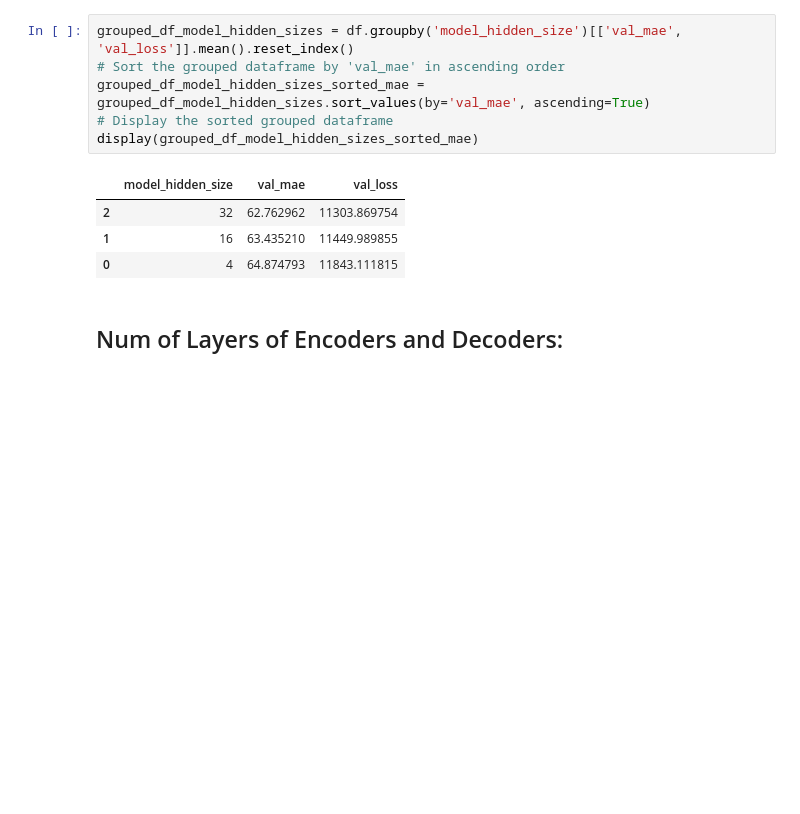
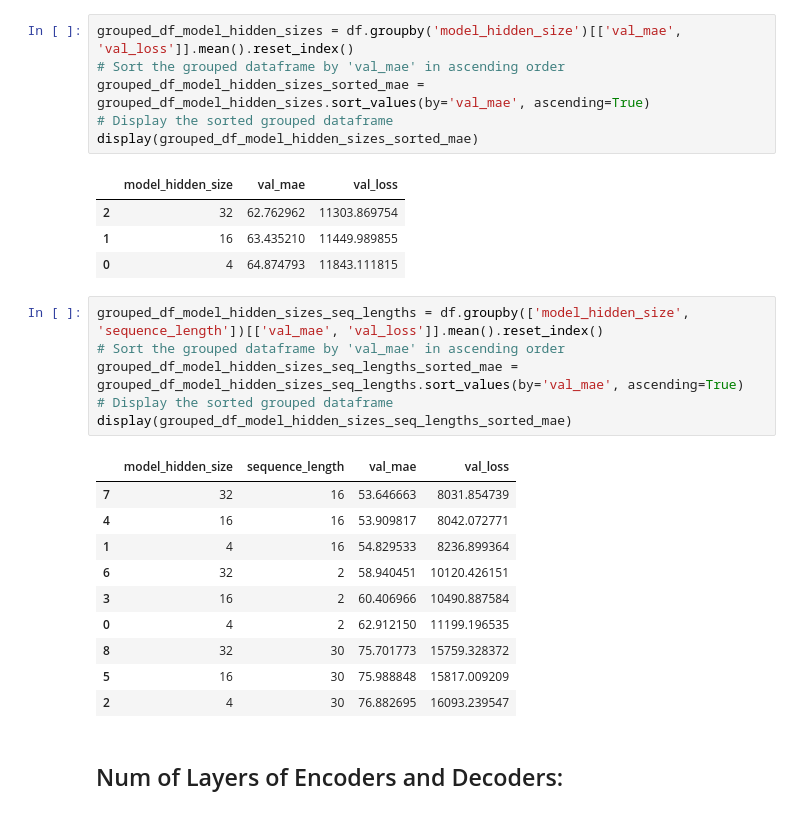
Before and after one commit to ZhiZhangT/FareCaster, a Jupyter notebook: hyperparam_results_encoderdecoder_analysis.ipynb, the cells around one changed output. Drawn from its saved outputs; the diff is of its cells as text; blank space fills up the shorter version.

```diff
--- a/hyperparam_results_encoderdecoder_analysis.ipynb
+++ b/hyperparam_results_encoderdecoder_analysis.ipynb
@@ -117,6 +117,23 @@ display(grouped_df_model_hidden_sizes_sorted_mae)
 | 2 | 32 | 62.762962 | 11303.869754 |
 | 1 | 16 | 63.435210 | 11449.989855 |
 | 0 | 4 | 64.874793 | 11843.111815 |
+# %%
+grouped_df_model_hidden_sizes_seq_lengths = df.groupby(['model_hidden_size', 'sequence_length'])[['val_mae', 'val_loss']].mean().reset_index()
+# Sort the grouped dataframe by 'val_mae' in ascending order
+grouped_df_model_hidden_sizes_seq_lengths_sorted_mae = grouped_df_model_hidden_sizes_seq_lengths.sort_values(by='val_mae', ascending=True)
+# Display the sorted grouped dataframe
+display(grouped_df_model_hidden_sizes_seq_lengths_sorted_mae)
+# %% [output]
+|  | model_hidden_size | sequence_length | val_mae | val_loss |
+| 7 | 32 | 16 | 53.646663 | 8031.854739 |
+| 4 | 16 | 16 | 53.909817 | 8042.072771 |
+| 1 | 4 | 16 | 54.829533 | 8236.899364 |
+| 6 | 32 | 2 | 58.940451 | 10120.426151 |
+| 3 | 16 | 2 | 60.406966 | 10490.887584 |
+| 0 | 4 | 2 | 62.912150 | 11199.196535 |
+| 8 | 32 | 30 | 75.701773 | 15759.328372 |
+| 5 | 16 | 30 | 75.988848 | 15817.009209 |
+| 2 | 4 | 30 | 76.882695 | 16093.239547 |
 # %% [markdown]
 ## Num of Layers of Encoders and Decoders:
 # %%
```
Also changed, not shown: 1 other file.
